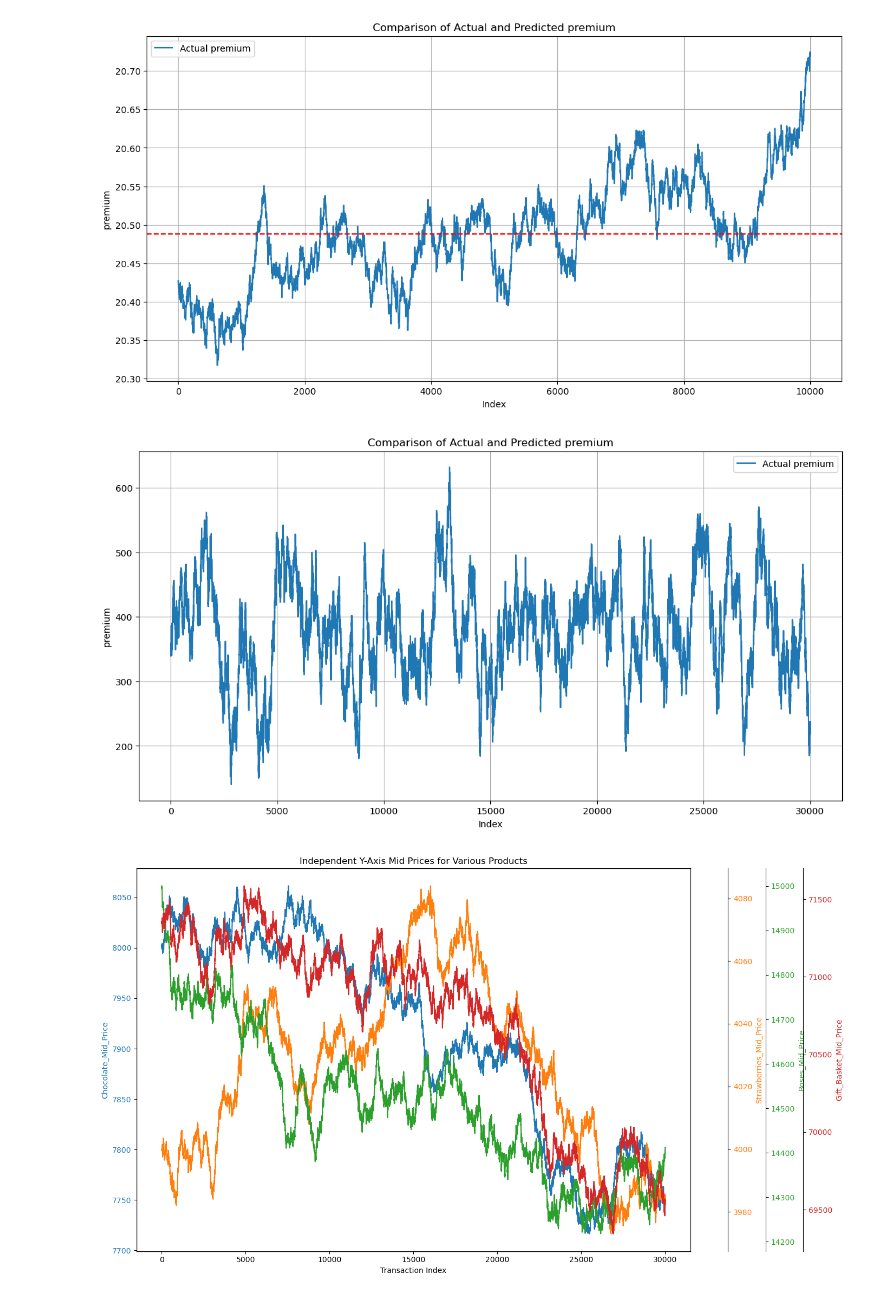
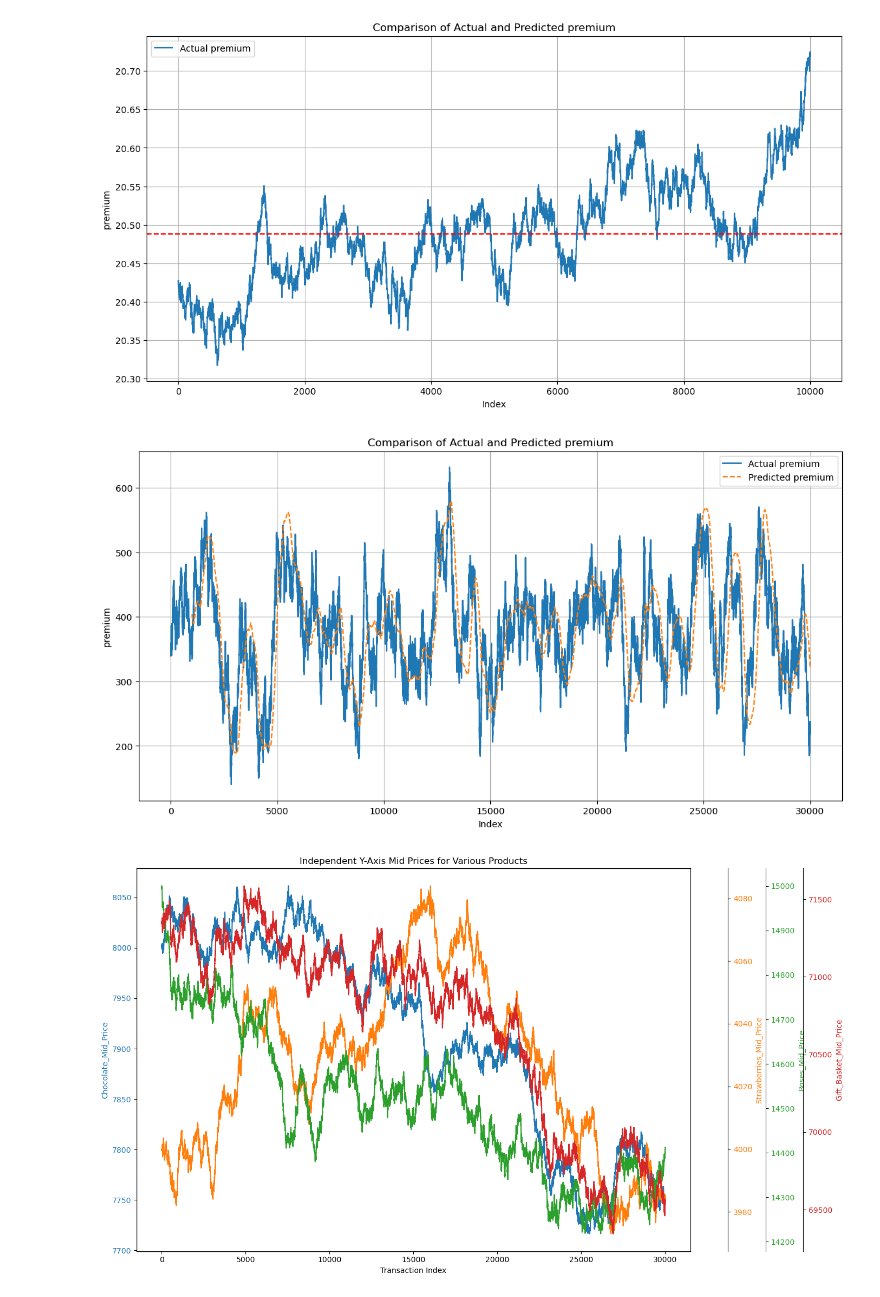
Before and after one commit to masatemma/IMC-Prosperity-MyIsland, a Jupyter notebook: round3/analysis/premium_calc.ipynb, the cells around one changed output. Saved outputs shown, nothing was run; the diff lists cells and outputs as text; code cells hidden in the pictures.

Commit message:
tested dynamic premium for basket

```diff
--- a/round3/analysis/premium_calc.ipynb
+++ b/round3/analysis/premium_calc.ipynb
@@ -70,7 +70,7 @@ plt.show()
 file_path = '../past_data/updated_combined_mid_prices.csv'
 data = pd.read_csv(file_path)
 # Constants
-PREMIUM_LR_LENGTH = 25
+PREMIUM_LR_LENGTH = 1000
 
 # Preparing the time steps for linear regression
 time_steps = np.arange(1, PREMIUM_LR_LENGTH + 1).reshape(-1, 1)
@@ -83,35 +83,35 @@ def predict_next_mid_price(past_trades):
     # Retrieve the last PREMIUM_LR_LENGTH mid_prices
     premiums = past_trades[-PREMIUM_LR_LENGTH:]
 
     # Calculating coefficients using the normal equation
     theta = np.linalg.inv(X_bias.T @ X_bias) @ X_bias.T @ premiums
 
     # Using the coefficients to predict the next mid_price
     next_time_step_with_bias = np.array([[1, PREMIUM_LR_LENGTH + 1]])
     predicted_premium = next_time_step_with_bias @ theta
 
     return predicted_premium.item()
 
 # Applying the function to predict the next mid_price for each row
 data['predicted_premium'] = data['Gift_Basket_Premium'].rolling(window=PREMIUM_LR_LENGTH).apply(predict_next_mid_price, raw=True)
 
 
 data_part = data
 # Show the updated data with the new column
 import matplotlib.pyplot as plt
 
 # Plotting mid_price and predicted_mid_price
 plt.figure(figsize=(14, 7))
 plt.plot(data_part['Gift_Basket_Premium'], label='Actual premium', linewidth=1.5)
-#plt.plot(data_part['predicted_premium'], label='Predicted premium', linewidth=1.5, linestyle='--')
+plt.plot(data_part['predicted_premium'], label='Predicted premium', linewidth=1.5, linestyle='--')
 plt.title('Comparison of Actual and Predicted premium')
 plt.xlabel('Index')
 plt.ylabel('premium')
 plt.legend()
 plt.grid(True)
 plt.show()
 # %% [output]
-[figure, old version]
+[figure, new version]
 # %%
 prices_df = pd.read_csv("../past_data/combined_mid_prices.csv")
 part_prices_df = prices_df
```
Also changed, not shown: 1 other file.
